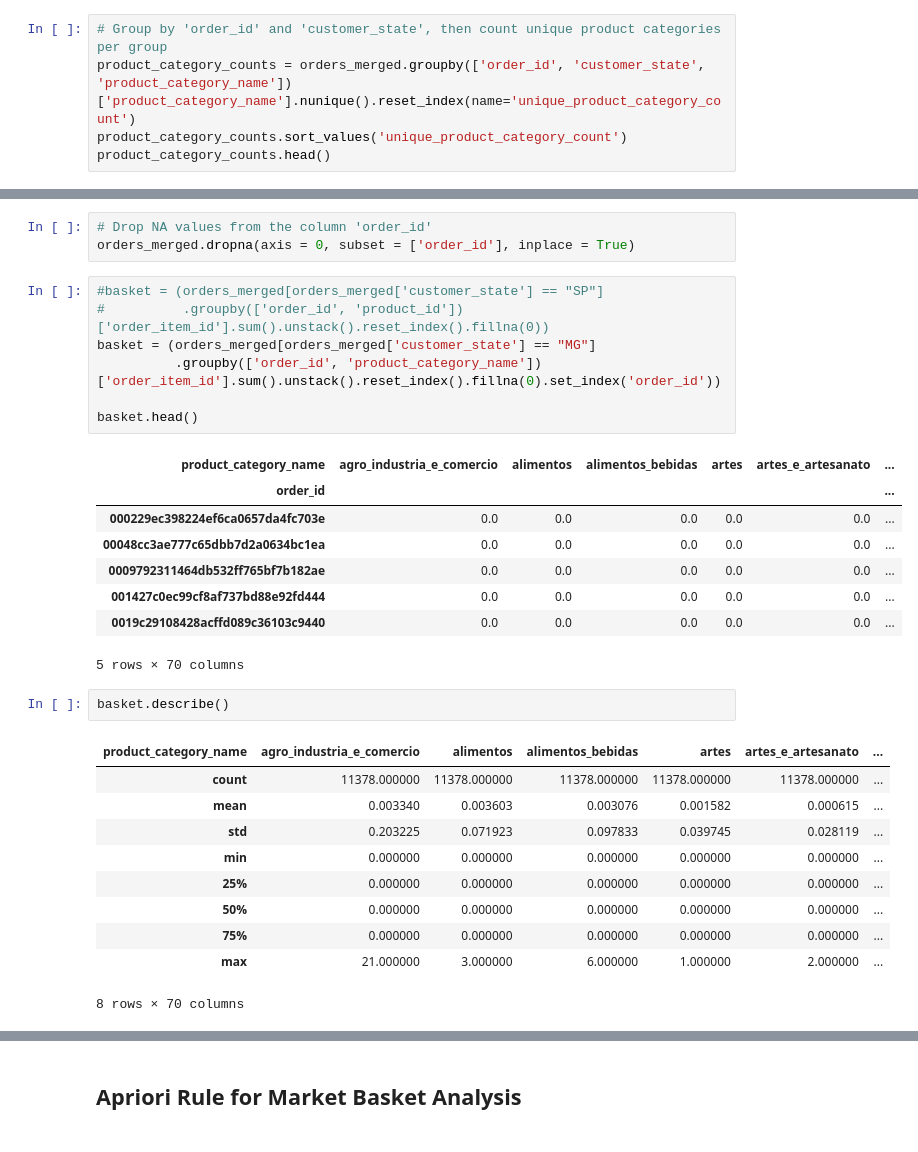
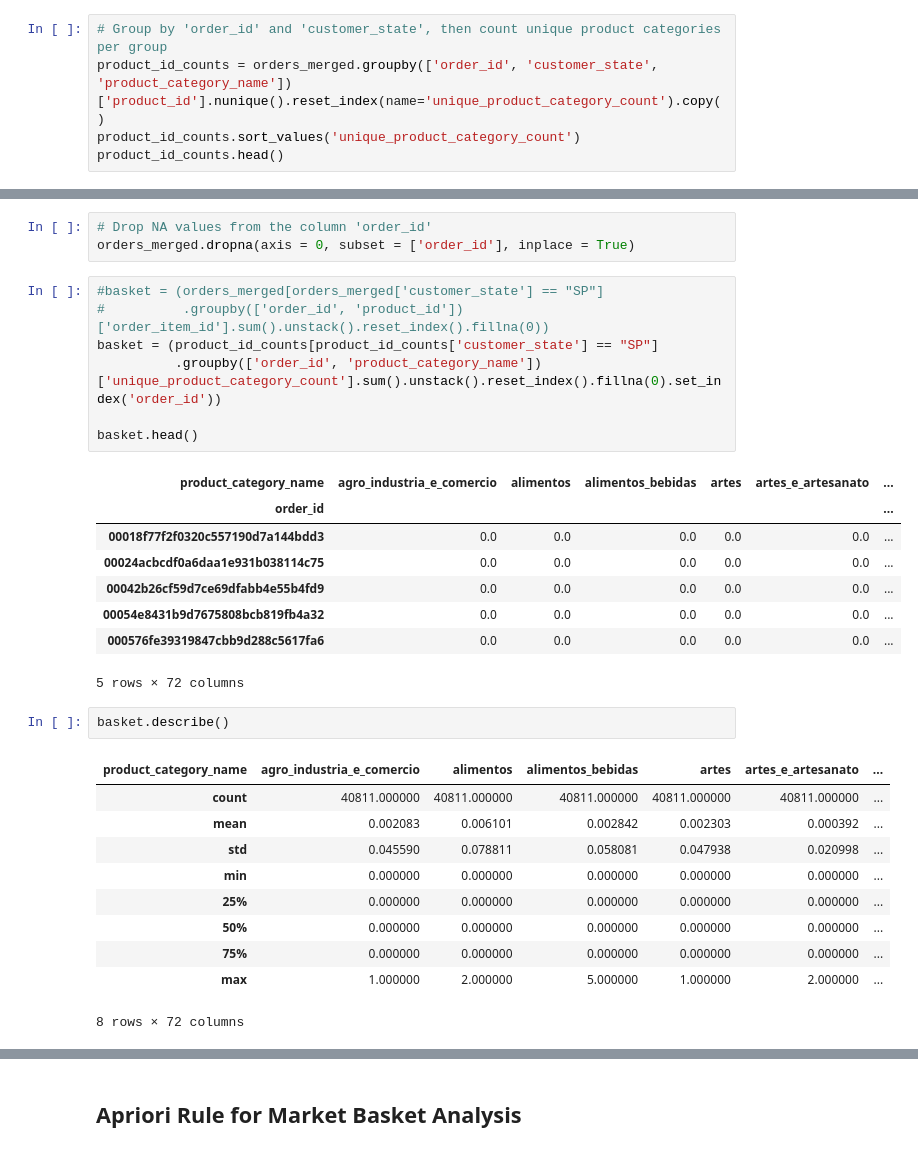
Before and after one commit to LuiisClaudio/mod-cloth, a Jupyter notebook: LuisMartins_CA2.ipynb, the cells around one changed output, grey strips where cells are left out. Cells and saved outputs as stored; diff of their text form.

```diff
--- a/LuisMartins_CA2.ipynb
+++ b/LuisMartins_CA2.ipynb
@@ -717,9 +717,9 @@ product_counts_per_order.sort_values(by='product_count', ascending=False).head()
 | 25583 | 428a2f660dc84138d969ccd69a0ab6d5 | 15 |
 # %%
 # Group by 'order_id' and 'customer_state', then count unique product categories per group
-product_category_counts = orders_merged.groupby(['order_id', 'customer_state', 'product_category_name'])['product_category_name'].nunique().reset_index(name='unique_product_category_count')
-product_category_counts.sort_values('unique_product_category_count')
-product_category_counts.head()
+product_id_counts = orders_merged.groupby(['order_id', 'customer_state', 'product_category_name'])['product_id'].nunique().reset_index(name='unique_product_category_count').copy()
+product_id_counts.sort_values('unique_product_category_count')
+product_id_counts.head()
 # %% [output]
 |  | order_id | customer_state | product_category_name | unique_product_category_count |
 | 0 | 00010242fe8c5a6d1ba2dd792cb16214 | RJ | cool_stuff | 1 |
@@ -733,32 +733,32 @@ orders_merged.dropna(axis = 0, subset = ['order_id'], inplace = True)
 # %%
 #basket = (orders_merged[orders_merged['customer_state'] == "SP"]
 #          .groupby(['order_id', 'product_id'])['order_item_id'].sum().unstack().reset_index().fillna(0))
-basket = (orders_merged[orders_merged['customer_state'] == "MG"]
-          .groupby(['order_id', 'product_category_name'])['order_item_id'].sum().unstack().reset_index().fillna(0).set_index('order_id'))
+basket = (product_id_counts[product_id_counts['customer_state'] == "SP"]
+          .groupby(['order_id', 'product_category_name'])['unique_product_category_count'].sum().unstack().reset_index().fillna(0).set_index('order_id'))
 
 basket.head()
 # %% [output]
 | product_category_name | agro_industria_e_comercio | alimentos | alimentos_bebidas | artes | artes_e_artesanato | ... |
 | order_id |  |  |  |  |  | ... |
-| 000229ec398224ef6ca0657da4fc703e | 0.0 | 0.0 | 0.0 | 0.0 | 0.0 | ... |
-| 00048cc3ae777c65dbb7d2a0634bc1ea | 0.0 | 0.0 | 0.0 | 0.0 | 0.0 | ... |
-| 0009792311464db532ff765bf7b182ae | 0.0 | 0.0 | 0.0 | 0.0 | 0.0 | ... |
-| 001427c0ec99cf8af737bd88e92fd444 | 0.0 | 0.0 | 0.0 | 0.0 | 0.0 | ... |
-| 0019c29108428acffd089c36103c9440 | 0.0 | 0.0 | 0.0 | 0.0 | 0.0 | ... |
+| 00018f77f2f0320c557190d7a144bdd3 | 0.0 | 0.0 | 0.0 | 0.0 | 0.0 | ... |
+| 00024acbcdf0a6daa1e931b038114c75 | 0.0 | 0.0 | 0.0 | 0.0 | 0.0 | ... |
+| 00042b26cf59d7ce69dfabb4e55b4fd9 | 0.0 | 0.0 | 0.0 | 0.0 | 0.0 | ... |
+| 00054e8431b9d7675808bcb819fb4a32 | 0.0 | 0.0 | 0.0 | 0.0 | 0.0 | ... |
+| 000576fe39319847cbb9d288c5617fa6 | 0.0 | 0.0 | 0.0 | 0.0 | 0.0 | ... |
-5 rows × 70 columns
+5 rows × 72 columns
 # %%
 basket.describe()
 # %% [output]
 | product_category_name | agro_industria_e_comercio | alimentos | alimentos_bebidas | artes | artes_e_artesanato | ... |
-| count | 11378.000000 | 11378.000000 | 11378.000000 | 11378.000000 | 11378.000000 | ... |
-| mean | 0.003340 | 0.003603 | 0.003076 | 0.001582 | 0.000615 | ... |
-| std | 0.203225 | 0.071923 | 0.097833 | 0.039745 | 0.028119 | ... |
+| count | 40811.000000 | 40811.000000 | 40811.000000 | 40811.000000 | 40811.000000 | ... |
+| mean | 0.002083 | 0.006101 | 0.002842 | 0.002303 | 0.000392 | ... |
+| std | 0.045590 | 0.078811 | 0.058081 | 0.047938 | 0.020998 | ... |
 | min | 0.000000 | 0.000000 | 0.000000 | 0.000000 | 0.000000 | ... |
 | 25% | 0.000000 | 0.000000 | 0.000000 | 0.000000 | 0.000000 | ... |
 | 50% | 0.000000 | 0.000000 | 0.000000 | 0.000000 | 0.000000 | ... |
 | 75% | 0.000000 | 0.000000 | 0.000000 | 0.000000 | 0.000000 | ... |
-| max | 21.000000 | 3.000000 | 6.000000 | 1.000000 | 2.000000 | ... |
+| max | 1.000000 | 2.000000 | 5.000000 | 1.000000 | 2.000000 | ... |
-8 rows × 70 columns
+8 rows × 72 columns
 # %%
 # Create and declare a method named as 'encode_units()'
 def encode_units(x):
```
Also changed, not shown: parts of 9 cells of this notebook.
